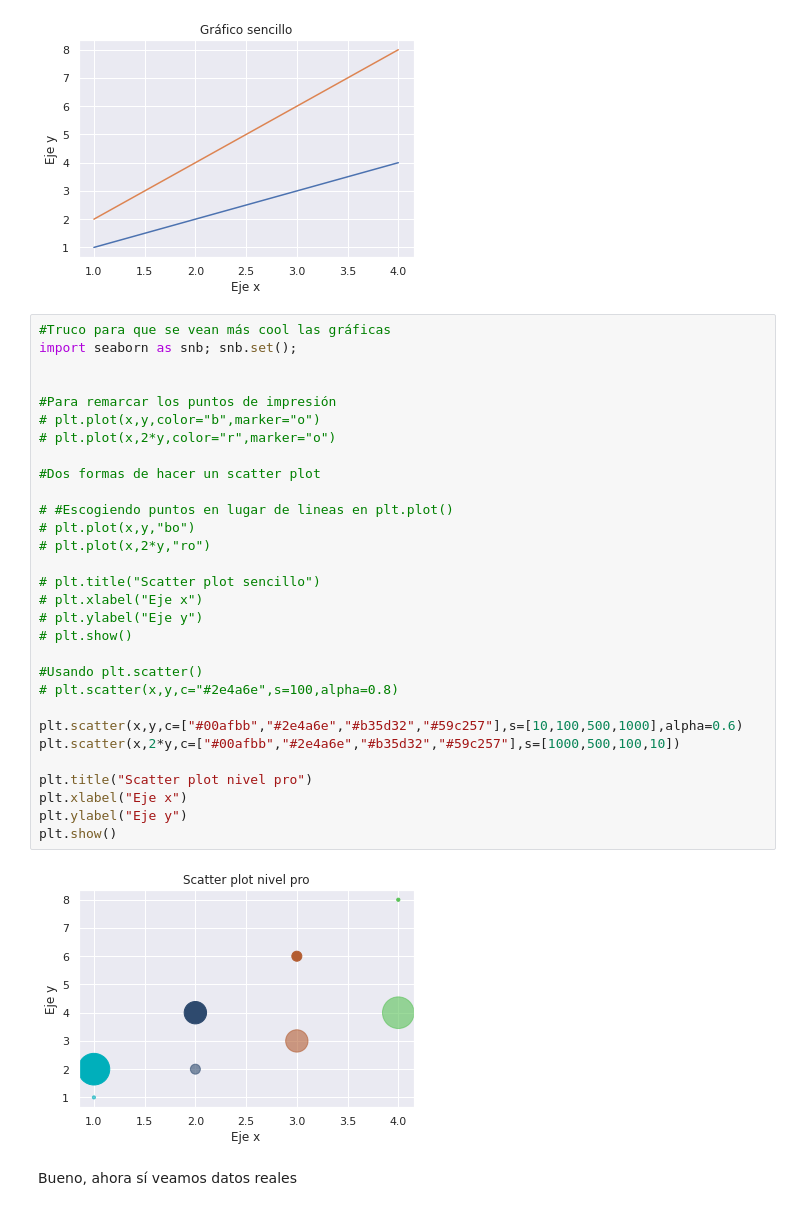
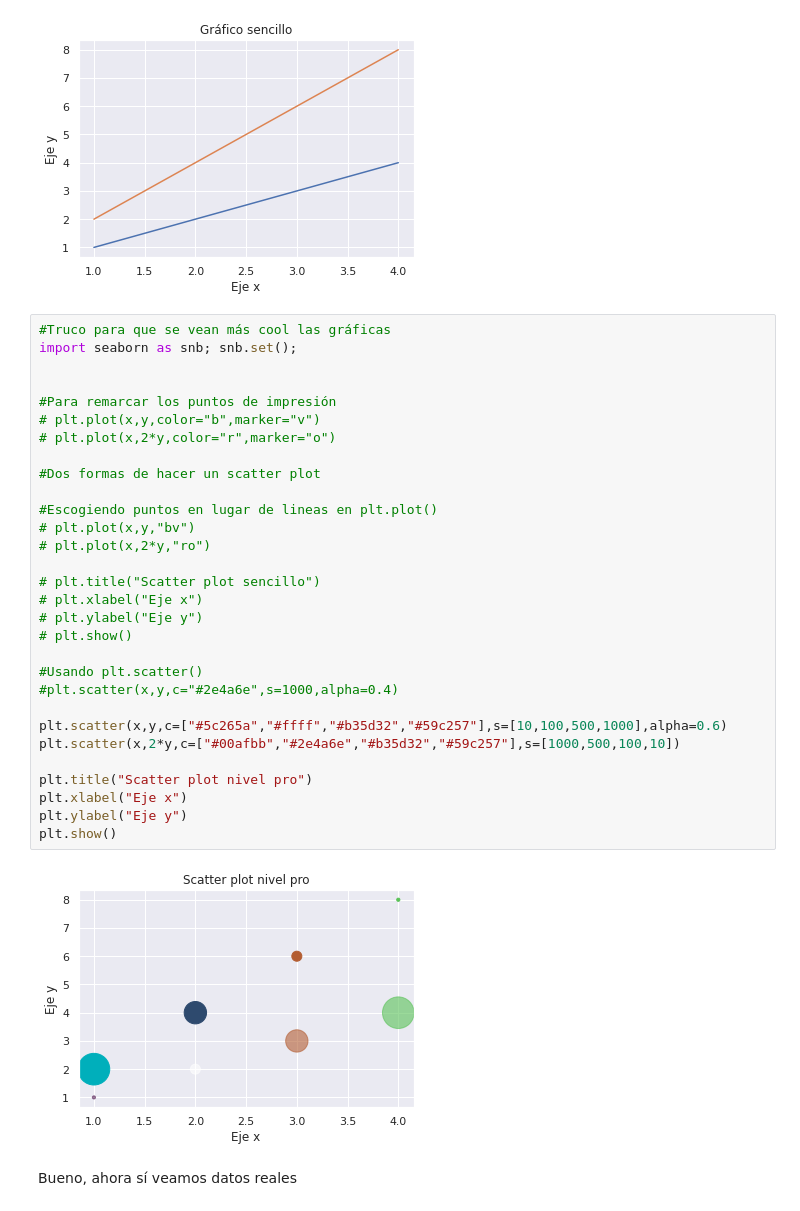
Before and after one commit to Javcm/Intro-a-Deep-Learning-UNAM-FC, a Jupyter notebook: Tutorial_Matplotlib.ipynb, the cells around one changed output. Drawn from its saved outputs; the diff is of its cells as text.

```diff
--- a/Tutorial_Matplotlib.ipynb
+++ b/Tutorial_Matplotlib.ipynb
@@ -32,35 +35,35 @@ import seaborn as snb; snb.set();
 # %%
 #Truco para que se vean más cool las gráficas
 import seaborn as snb; snb.set();
 
 
 #Para remarcar los puntos de impresión
-# plt.plot(x,y,color="b",marker="o")
+# plt.plot(x,y,color="b",marker="v")
 # plt.plot(x,2*y,color="r",marker="o")
 
 #Dos formas de hacer un scatter plot
 
-# #Escogiendo puntos en lugar de lineas en plt.plot()
-# plt.plot(x,y,"bo")
+#Escogiendo puntos en lugar de lineas en plt.plot()
+# plt.plot(x,y,"bv")
 # plt.plot(x,2*y,"ro")
 
 # plt.title("Scatter plot sencillo")
 # plt.xlabel("Eje x")
 # plt.ylabel("Eje y")
 # plt.show()
 
 #Usando plt.scatter()
-# plt.scatter(x,y,c="#2e4a6e",s=100,alpha=0.8)
+#plt.scatter(x,y,c="#2e4a6e",s=1000,alpha=0.4)
 
-plt.scatter(x,y,c=["#00afbb","#2e4a6e","#b35d32","#59c257"],s=[10,100,500,1000],alpha=0.6)
+plt.scatter(x,y,c=["#5c265a","#ffff","#b35d32","#59c257"],s=[10,100,500,1000],alpha=0.6)
 plt.scatter(x,2*y,c=["#00afbb","#2e4a6e","#b35d32","#59c257"],s=[1000,500,100,10])
 
 plt.title("Scatter plot nivel pro")
 plt.xlabel("Eje x")
 plt.ylabel("Eje y")
 plt.show()
 # %% [output]
-[figure, old version]
+[figure, new version]
 # %% [markdown]
 Bueno, ahora sí veamos datos reales
 # %%
```
Also changed, not shown: parts of 7 cells of this notebook.
